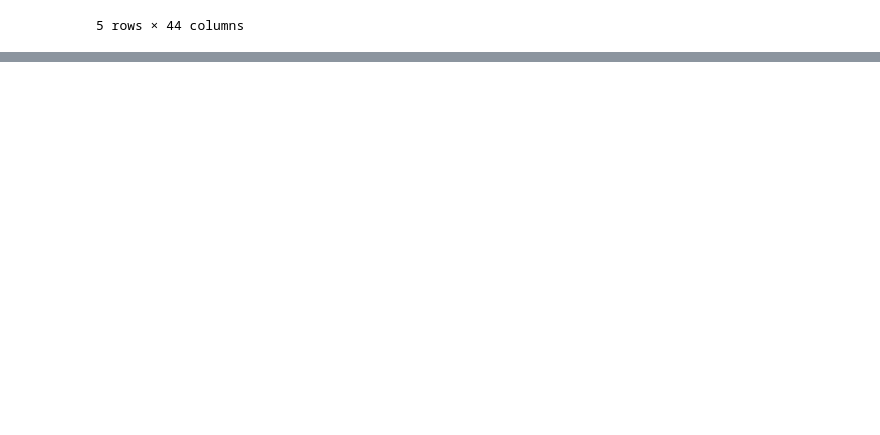
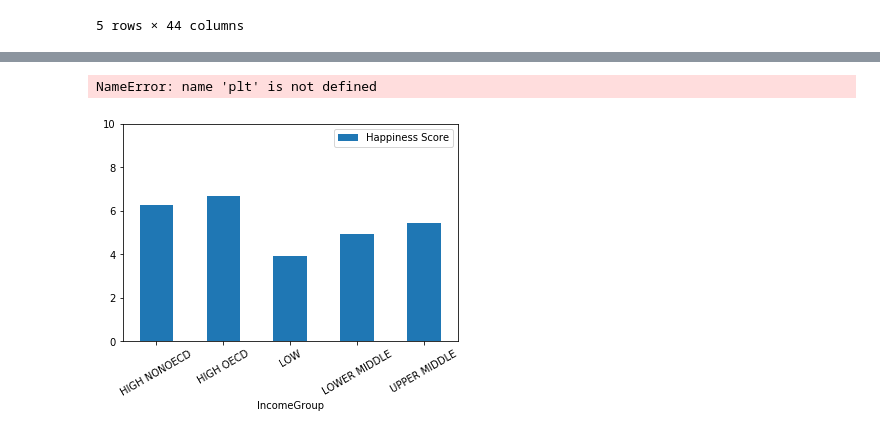
Before and after one commit to rhnyewale/Data-Cleaning-and-Analysis, a Jupyter notebook: Working with Strings in Pandas.ipynb, the cells around one changed output, grey strips where cells are left out. Drawn from its saved outputs; the diff is of its cells as text; code cells hidden in the pictures; blank space fills up the shorter version.

```diff
--- a/Working with Strings in Pandas.ipynb
+++ b/Working with Strings in Pandas.ipynb
@@ -75,0 +116,3 @@ In fact, pandas has built in a number of vectorized methods that perform the sam
+# %%
+merged['Currency Vectorized'] = merged['CurrencyUnit'].str.split().str.get(-1)
+print(merged['Currency Vectorized'].head())
@@ -75,0 +288,7 @@ In fact, pandas has built in a number of vectorized methods that perform the sam
+# %%
+merged['IncomeGroup'] = merged['IncomeGroup'].str.replace(' income', '').str.replace(':', '').str.upper()
+pv_incomes = merged.pivot_table(values='Happiness Score', index='IncomeGroup')
+pv_incomes.plot(kind='bar', rot=30, ylim=(0,10))
+# %% [output]
+NameError: name 'plt' is not defined
+[figure, added]
```
Also changed, not shown: parts of 20 cells of this notebook.
